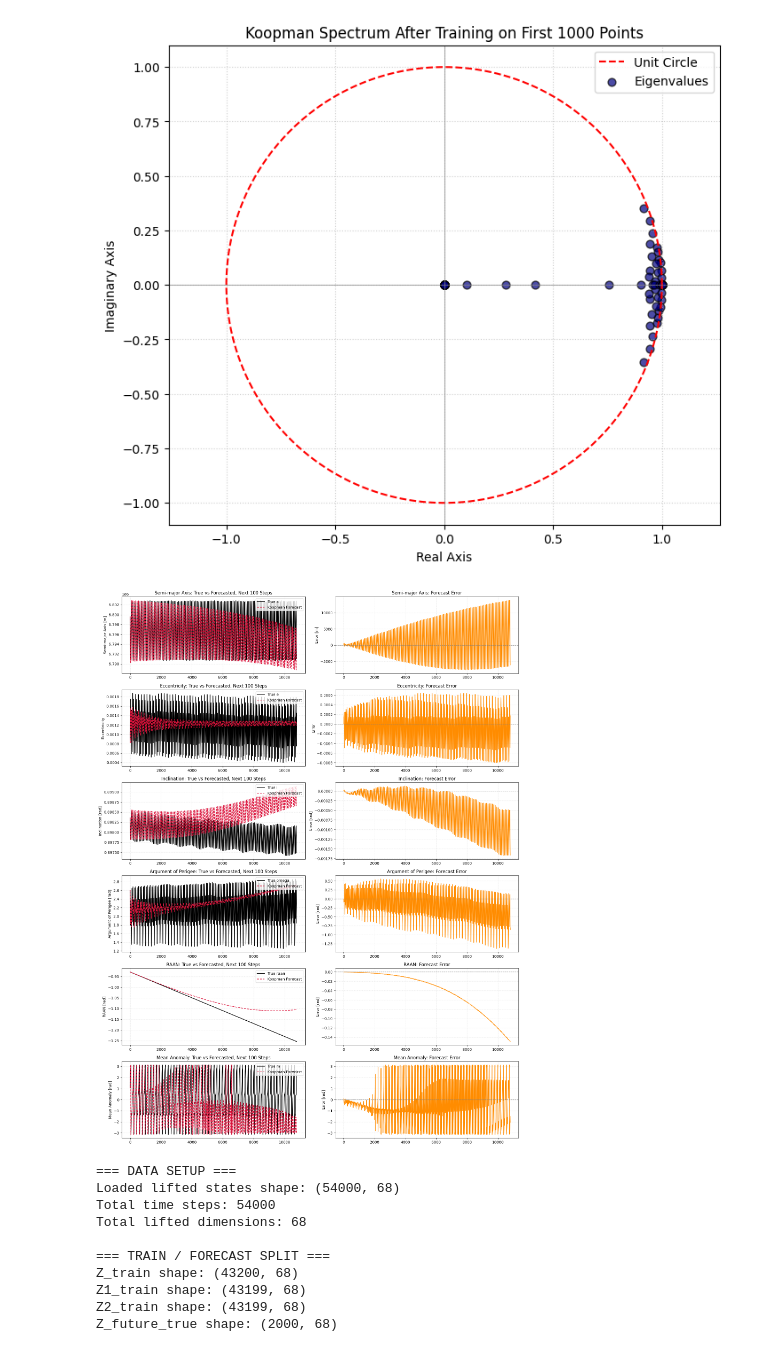
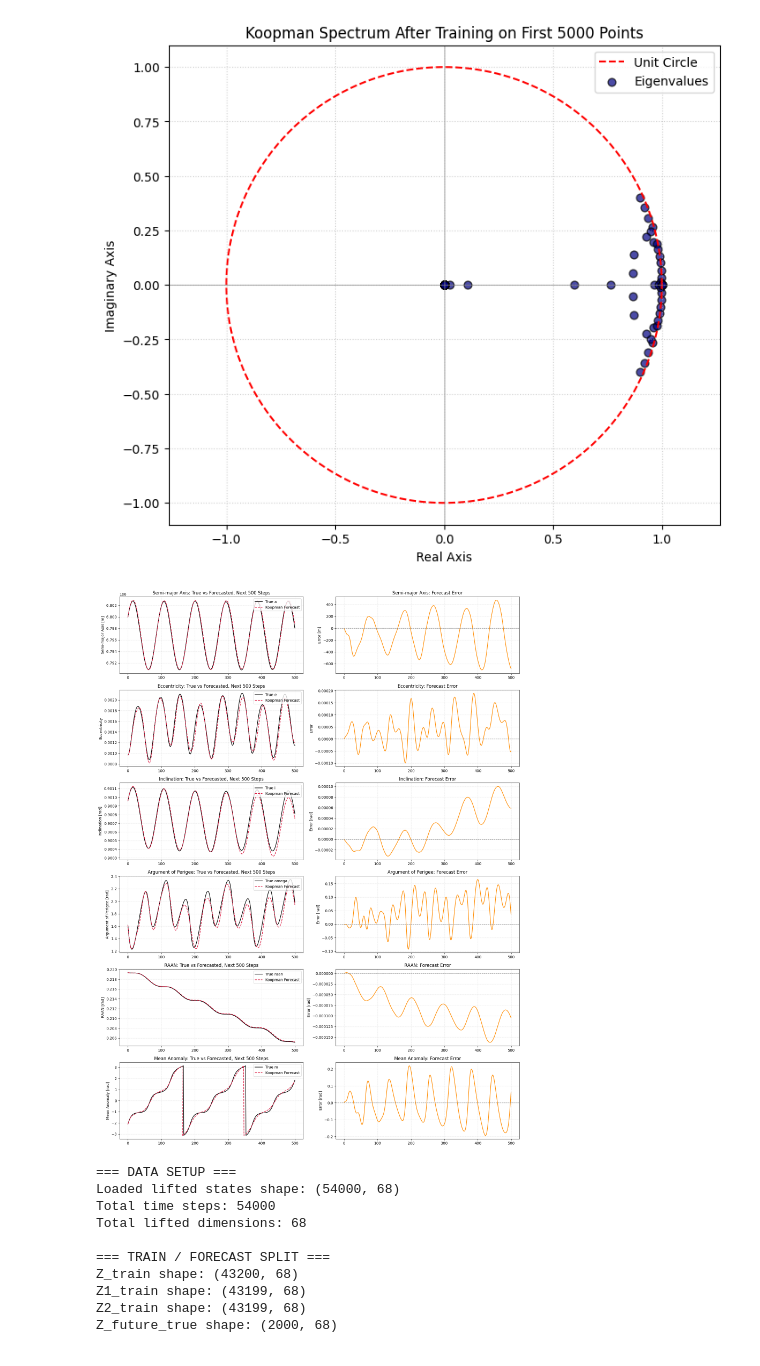
Before and after one commit to SS26-27-JMU-Praktikum-Koopman-EDMD/orekit-propagator, a Jupyter notebook: src/edmd.ipynb, the cells around one changed output. Drawn from its saved outputs; the diff is of its cells as text; code cells hidden in the pictures.

Commit message:
edmd plot improvement

```diff
--- a/src/edmd.ipynb
+++ b/src/edmd.ipynb
@@ -33,8 +33,8 @@ print(f"Total lifted dimensions: {n_dim}\n")
 # 2. SETTINGS: TRAIN FIRST 1000, PREDICT NEXT 100
 # ==============================================================================
 
-N_train = 43200
-N_forecast = 10800
+N_train = 5000
+N_forecast = 500
 
 if n_samples < N_train + N_forecast:
     raise ValueError(
@@ -260,7 +260,7 @@ plt.scatter(
 plt.axhline(0, color='gray', linewidth=0.5)
 plt.axvline(0, color='gray', linewidth=0.5)
 
-plt.title("Koopman Spectrum After Training on First 1000 Points")
+plt.title(f"Koopman Spectrum After Training on First {N_train} Points")
 plt.xlabel("Real Axis")
 plt.ylabel("Imaginary Axis")
 plt.axis("equal")
@@ -343,7 +343,7 @@ for idx, col in enumerate(feature_names.keys()):
         linewidth=1.5
     )
 
-    ax_comp.set_title(f"{name}: True vs Forecasted, Next 100 Steps")
+    ax_comp.set_title(f"{name}: True vs Forecasted, Next {N_forecast} Steps")
 
 
     if unit == '-':
@@ -419,5 +401,5 @@ Max Eigenvalue Magnitude: 1.00009
-[figure, old version]
+[figure, new version]
-[figure, old version]
+[figure, new version]
 # %%
 import numpy as np
 import pandas as pd
```
Also changed, not shown: parts of 1 cell of this notebook.
